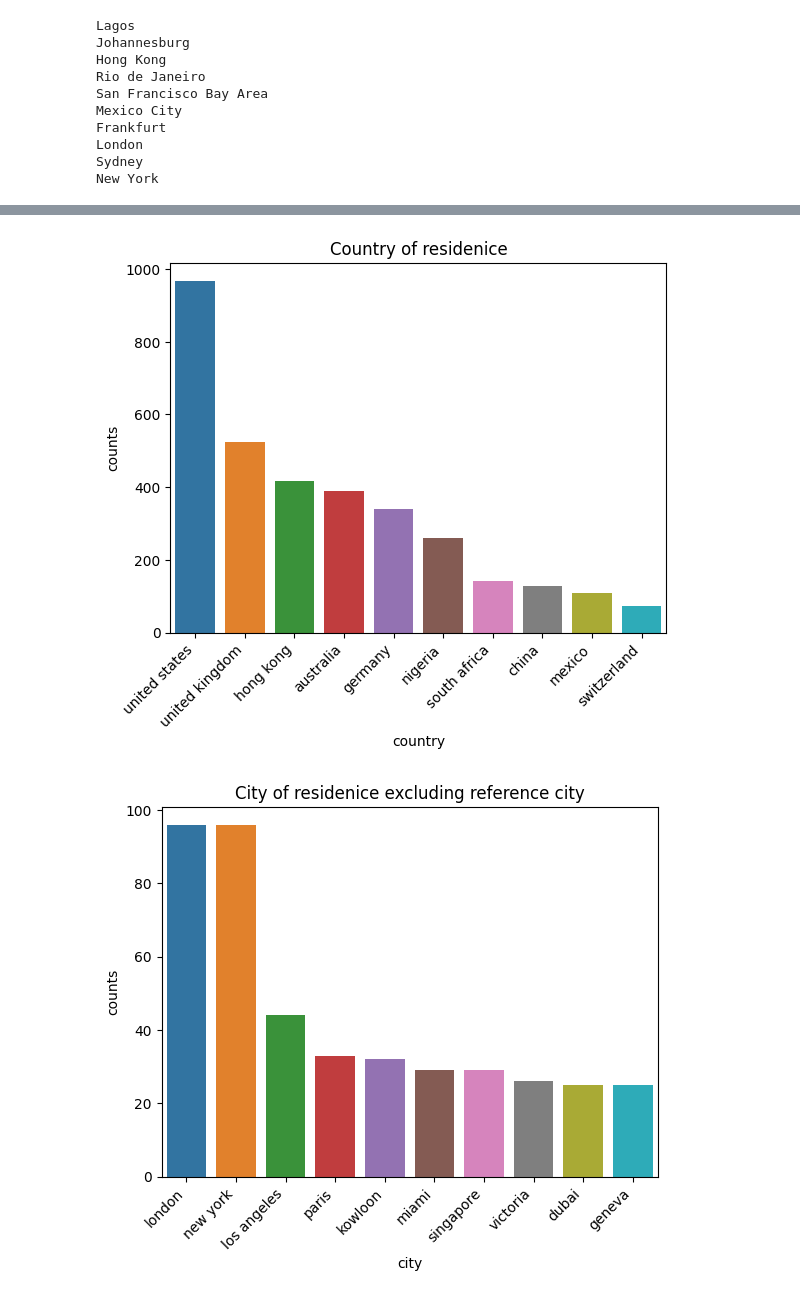
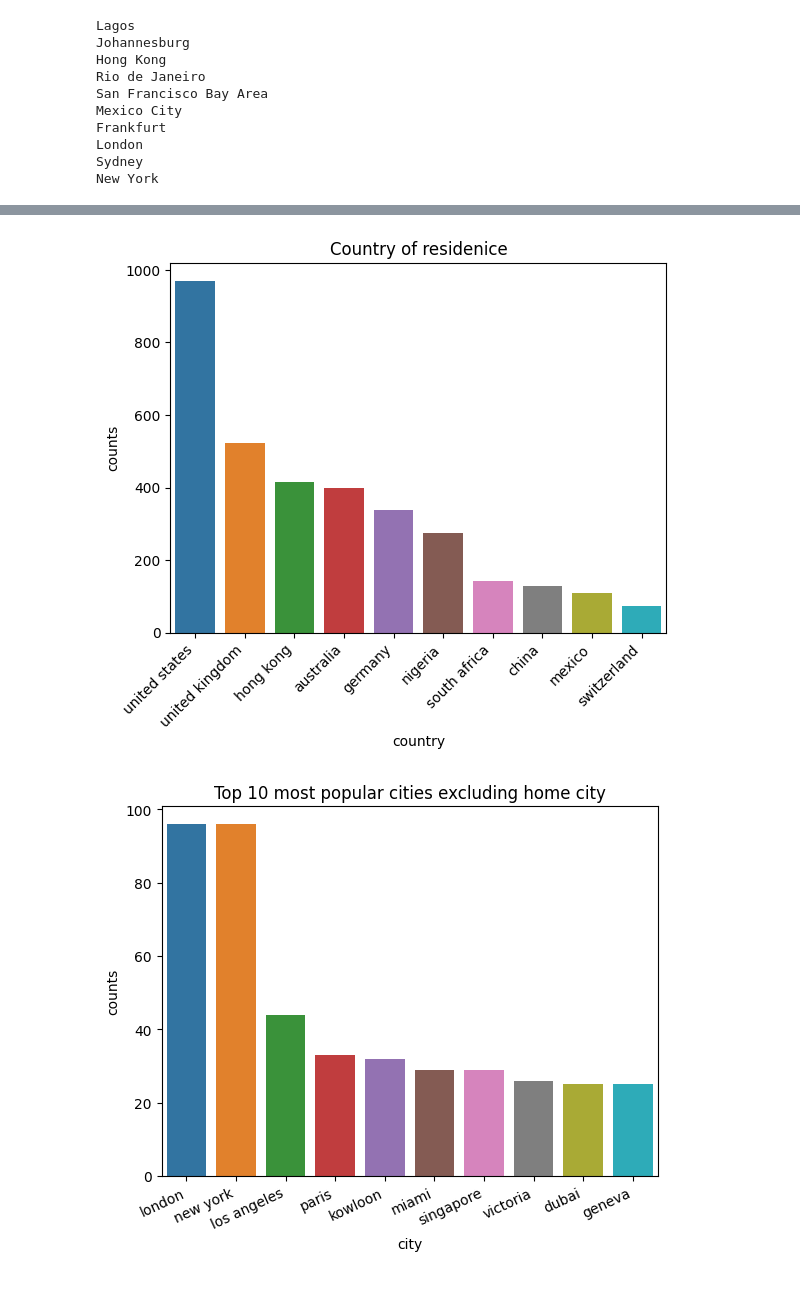
Before and after one commit to JonnoB/wealthnets, a Jupyter notebook: network_analysis.ipynb, the cells around one changed output, grey strips where cells are left out. Cells and saved outputs as stored; diff of their text form; code cells hidden in the pictures.

```diff
--- a/network_analysis.ipynb
+++ b/network_analysis.ipynb
@@ -16,6 +18,7 @@ def load_pickle_file(file_path):
 # %%
 data_root = './data/cities_json'
 bios_path = './data/all_bios_embeddings.csv'
+figure_folder = '/home/jonno/Dropbox/Apps/ShareLaTeX/Metropolitan 400/figures/'
 # %%
 files = os.listdir(data_root+'/London')
 # %%
@@ -41,7 +44,7 @@ example['summary'].at[0,'Residences']
 #The below lookup ensures that the reference country is always included in the list of countries
 city_country_converter= pd.DataFrame({
     'reference_country':['united states', 'united states', 'united kingdom', 'nigeria', 'mexico', 'germany', 'south africa', 'hong kong', 'brazil', 'australia'],
-'reference_city':['new york', 'san francisco bay area','london', 'lagos', 'mexico city', 'franfurt',  'johannesburg', 'hong kong', 'sao paolo', 'sydney']}
+'reference_city':['new york', 'san francisco','london', 'lagos', 'mexico city', 'frankfurt',  'johannesburg', 'hong kong', 'rio de janeiro', 'sydney']}
 )
 
 city_country_converter['color'] = 'red'
@@ -388,12 +390,15 @@ city_country_lookup
 # %%
 country_count_ex_ref = []
 
-for ref_city in all_data_df['reference_city'].unique():
+for ref_country in all_data_df['reference_country'].unique():
 
-    binary_country_df = binary_representation(all_data_df.loc[all_data_df['reference_city']==ref_city,:], 'country_list')
-    #The reference country needs to be dropped
-    #ref_country = city_country_lookup.loc[city_country_lookup['reference_city']== ref_city,:].iat[0,1]
-    binary_country_df = binary_country_df.drop(['file', 'error', 'Residences', 'reference_city', 'city_ascii_list', ref_country], axis = 1).sum(axis = 0)
+    binary_country_df = binary_representation(all_data_df.loc[all_data_df['reference_country']==ref_country,:], 'country_list')
+
+    #The reference country needs to be dropped as well, perhaps binary_representation should be modified for better dropping?
+    binary_country_df = binary_country_df.drop(['file', 'error', 'Residences', 'reference_city',
+                                                'city_ascii_list', 'reference_country', 'color', ref_country], axis = 1).sum(axis = 0)
+
+    #binary_country_df = binary_country_df.drop(['file', 'error', 'Residences', 'reference_city', 'city_ascii_list', ref_country], axis = 1).sum(axis = 0)
     binary_country_df = binary_country_df.sort_values().reset_index().rename(columns={'index':'country', 0:'counts'})
 
     country_count_ex_ref.append(binary_country_df)
@@ -425,37 +414,42 @@ all_data_df.loc[all_data_df['reference_city'].str.contains('san'),:]
 # %%
 binary_country_df = binary_representation(all_data_df, 'country_list')
 
-binary_country_df = binary_country_df.drop(['file', 'error', 'Residences', 'reference_city', 'city_ascii_list'], axis = 1).sum(axis = 0).sort_values().reset_index().rename(columns={'index':'country', 0:'counts'})
+binary_country_df = binary_country_df.drop(['file', 'error', 'Residences', 'reference_city',
+                                                'city_ascii_list', 'reference_country', 'color'], axis = 1).sum(axis = 0).sort_values().reset_index().rename(columns={'index':'country', 0:'counts'})
 binary_country_df
 sns.barplot(data = binary_country_df.loc[:,:].nlargest(10, 'counts'), x = 'country', y = 'counts')
 plt.title('Country of residenice')
 plt.xticks(rotation=45, ha="right")
 plt.show()
 # %% [output]
-[figure, old version]
+[figure, new version]
 # %%
 city_count_ex_ref = []
 
 for ref_city in all_data_df['reference_city'].unique():
 
     binary_city_df = binary_representation(all_data_df.loc[all_data_df['reference_city']==ref_city,:], 'city_ascii_list')
     #The reference city needs to be dropped
-    columns_to_drop = ['file', 'error', 'Residences', 'reference_city', 'country_list']
+    columns_to_drop = ['file', 'error', 'Residences', 'reference_city',
+                                                'country_list', 'reference_country', 'color']
 
     if ref_city in binary_city_df.columns:
         columns_to_drop.append(ref_city)
 
     binary_city_df = binary_city_df.drop(columns_to_drop, axis = 1).sum(axis = 0)
     binary_city_df = binary_city_df.sort_values().reset_index().rename(columns={'index':'city', 0:'counts'})
 
     city_count_ex_ref.append(binary_city_df)
 
 city_count_ex_ref = pd.concat(city_count_ex_ref, ignore_index=True).groupby('city').sum().reset_index()
 
+#fig = plt.figure(figsize=(8, 6))
 sns.barplot(data = city_count_ex_ref.loc[~city_count_ex_ref['city'].isin(['california', 'australia', 'florida', 'mexico', 'colorado'])
                                          ,:].nlargest(10, 'counts'), x = 'city', y = 'counts')
-plt.title('City of residenice excluding reference city')
-plt.xticks(rotation=45, ha="right")
+plt.title('Top 10 most popular cities excluding home city')
+plt.xticks(rotation=25, ha="right")
+
+plt.savefig(figure_folder+"city_excluding_reference.pdf")
 plt.show()
 # %% [output]
-[figure, old version]
+[figure, new version]
```
Also changed, not shown: parts of 26 cells of this notebook, 5 other files.
